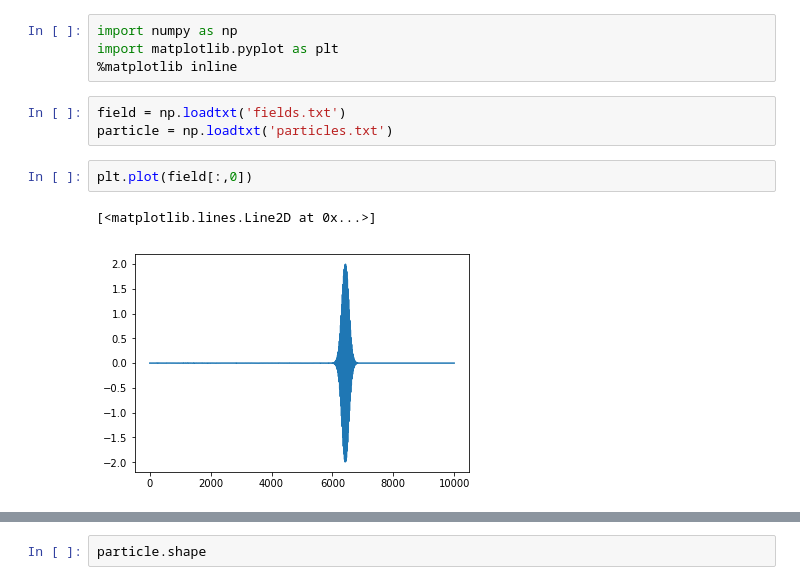
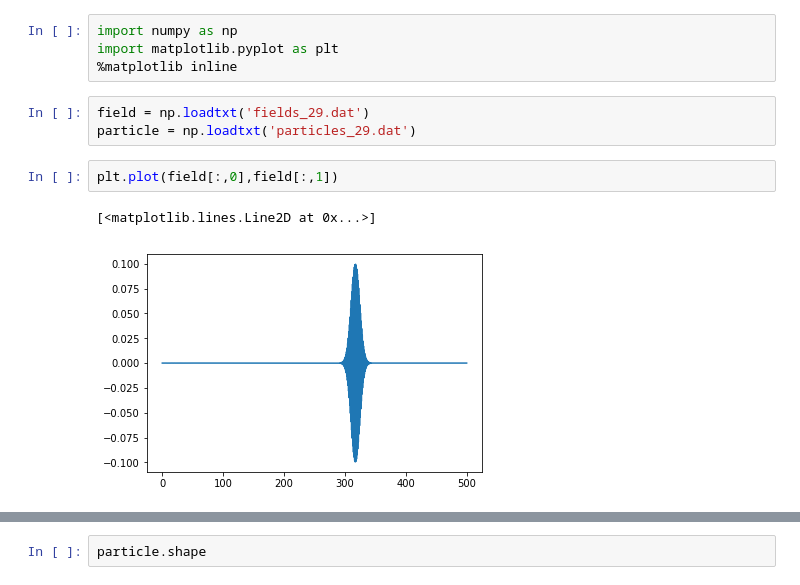
Before and after one commit to RonghaoHu/XPIC, a Jupyter notebook: data_visual.ipynb, the cells around one changed output, grey strips where cells are left out. Drawn from its saved outputs; the diff is of its cells as text.

```diff
--- a/data_visual.ipynb
+++ b/data_visual.ipynb
@@ -3,10 +3,10 @@ import numpy as np
 import matplotlib.pyplot as plt
 %matplotlib inline
 # %%
-field = np.loadtxt('fields.txt')
-particle = np.loadtxt('particles.txt')
+field = np.loadtxt('fields_29.dat')
+particle = np.loadtxt('particles_29.dat')
 # %%
-plt.plot(field[:,0])
+plt.plot(field[:,0],field[:,1])
 # %% [output]
 [<matplotlib.lines.Line2D at 0x...>]
-[figure, old version]
+[figure, new version]
```
Also changed, not shown: parts of 4 cells of this notebook, 3 other files.
